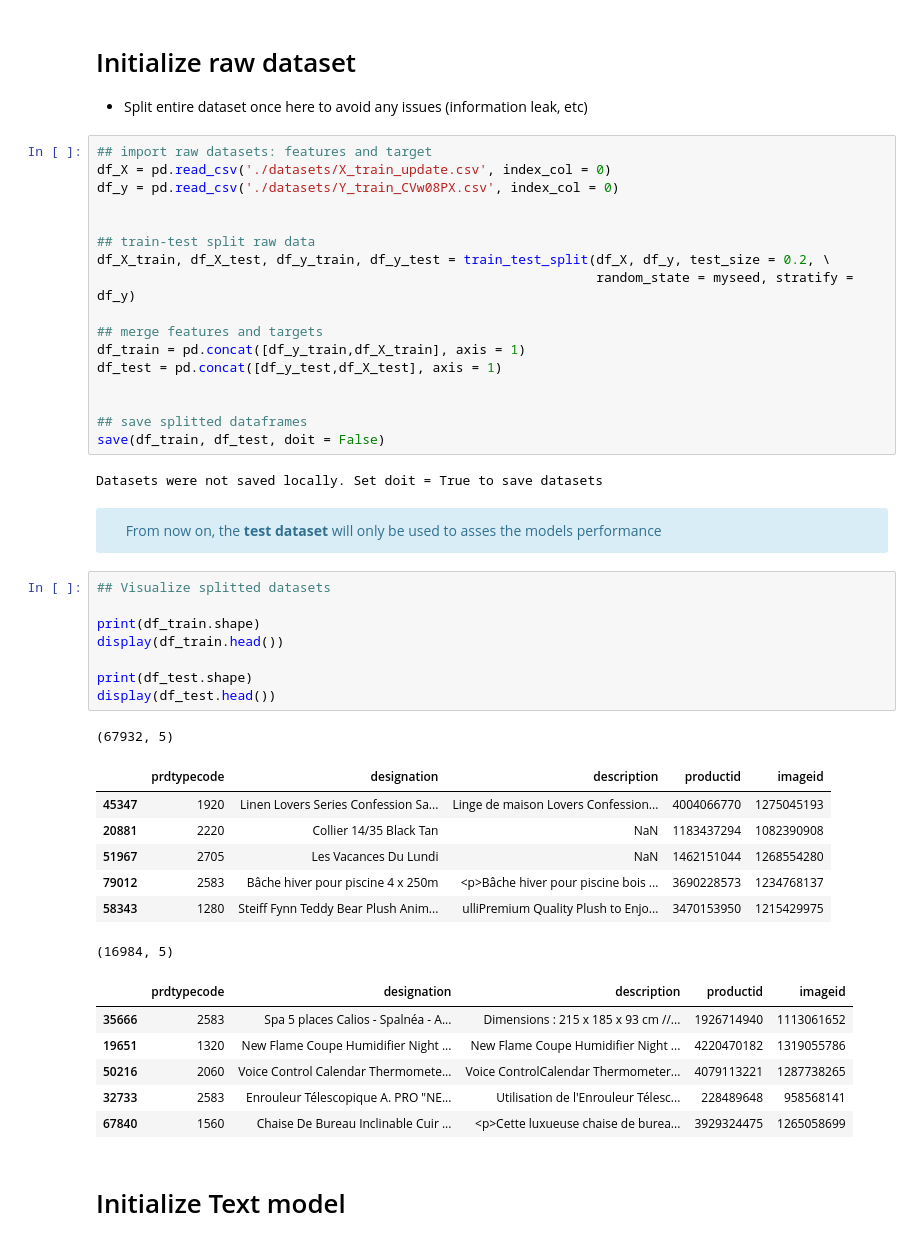
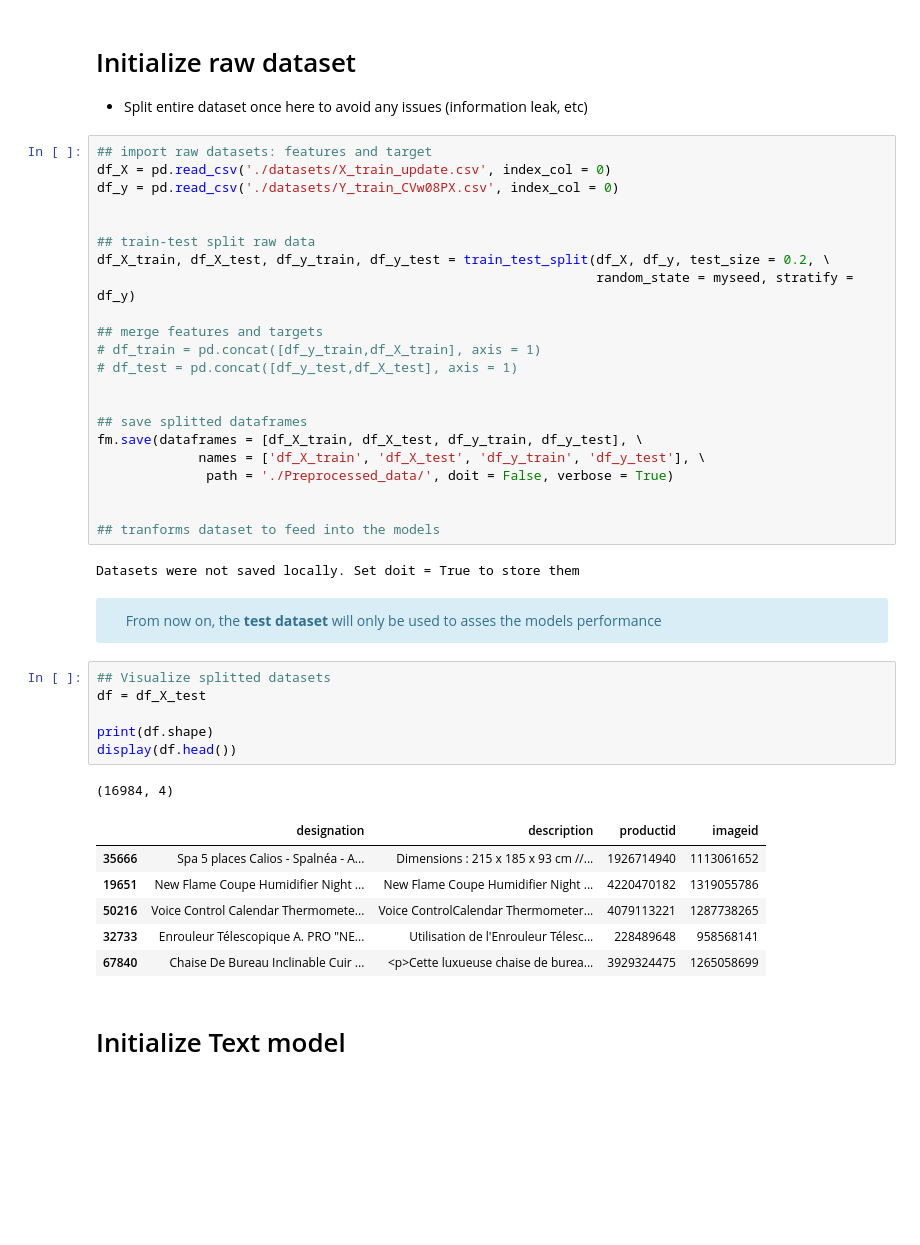
Before and after one commit to RamiroHR/Multimodal-Data-Product-Classification-Model, a Jupyter notebook: Fusion_Model.ipynb, the cells around one changed output. Drawn from its saved outputs; the diff is of its cells as text; blank space fills up the shorter version.

Commit message:
Update Fusion model file: include preprocesses and tranform data section, also include initialize model

```diff
--- a/Fusion_Model.ipynb
+++ b/Fusion_Model.ipynb
@@ -89,14 +94,19 @@ df_X_train, df_X_test, df_y_train, df_y_test = train_test_split(df_X, df_y, test
                                                                 random_state = myseed, stratify = df_y)
 
 ## merge features and targets
-df_train = pd.concat([df_y_train,df_X_train], axis = 1)
-df_test = pd.concat([df_y_test,df_X_test], axis = 1)
+# df_train = pd.concat([df_y_train,df_X_train], axis = 1)
+# df_test = pd.concat([df_y_test,df_X_test], axis = 1)
 
 
 ## save splitted dataframes
-save(df_train, df_test, doit = False)
+fm.save(dataframes = [df_X_train, df_X_test, df_y_train, df_y_test], \
+             names = ['df_X_train', 'df_X_test', 'df_y_train', 'df_y_test'], \
+              path = './Preprocessed_data/', doit = False, verbose = True)
+
+
+## tranforms dataset to feed into the models
 # %% [output]
-Datasets were not saved locally. Set doit = True to save datasets
+Datasets were not saved locally. Set doit = True to store them
 # %% [markdown]
 <div class="alert alert-info">
 <i class="fa fa-info-circle"></i> &emsp;
@@ -104,27 +114,18 @@ Datasets were not saved locally. Set doit = True to save datasets
 </div>
 # %%
 ## Visualize splitted datasets
+df = df_X_test
 
-print(df_train.shape)
-display(df_train.head())
-
-print(df_test.shape)
-display(df_test.head())
+print(df.shape)
+display(df.head())
 # %% [output]
-(67932, 5)
+(16984, 4)
-|  | prdtypecode | designation | description | productid | imageid |
-| 45347 | 1920 | Linen Lovers Series Confession Sa... | Linge de maison Lovers Confession... | 4004066770 | 1275045193 |
-| 20881 | 2220 | Collier 14/35 Black Tan | NaN | 1183437294 | 1082390908 |
-| 51967 | 2705 | Les Vacances Du Lundi | NaN | 1462151044 | 1268554280 |
-| 79012 | 2583 | Bâche hiver pour piscine 4 x 250m | <p>Bâche hiver pour piscine bois ... | 3690228573 | 1234768137 |
-| 58343 | 1280 | Steiff Fynn Teddy Bear Plush Anim... | ulliPremium Quality Plush to Enjo... | 3470153950 | 1215429975 |
+|  | designation | description | productid | imageid |
+| 35666 | Spa 5 places Calios - Spalnéa - A... | Dimensions : 215 x 185 x 93 cm //... | 1926714940 | 1113061652 |
+| 19651 | New Flame Coupe Humidifier Night ... | New Flame Coupe Humidifier Night ... | 4220470182 | 1319055786 |
+| 50216 | Voice Control Calendar Thermomete... | Voice ControlCalendar Thermometer... | 4079113221 | 1287738265 |
+| 32733 | Enrouleur Télescopique A. PRO "NE... | Utilisation de l'Enrouleur Télesc... | 228489648 | 958568141 |
+| 67840 | Chaise De Bureau Inclinable Cuir ... | <p>Cette luxueuse chaise de burea... | 3929324475 | 1265058699 |
-(16984, 5)
-|  | prdtypecode | designation | description | productid | imageid |
-| 35666 | 2583 | Spa 5 places Calios - Spalnéa - A... | Dimensions : 215 x 185 x 93 cm //... | 1926714940 | 1113061652 |
-| 19651 | 1320 | New Flame Coupe Humidifier Night ... | New Flame Coupe Humidifier Night ... | 4220470182 | 1319055786 |
-| 50216 | 2060 | Voice Control Calendar Thermomete... | Voice ControlCalendar Thermometer... | 4079113221 | 1287738265 |
-| 32733 | 2583 | Enrouleur Télescopique A. PRO "NE... | Utilisation de l'Enrouleur Télesc... | 228489648 | 958568141 |
-| 67840 | 1560 | Chaise De Bureau Inclinable Cuir ... | <p>Cette luxueuse chaise de burea... | 3929324475 | 1265058699 |
 # %% [markdown]
 # Initialize Text model
 # %%
```
Also changed, not shown: parts of 11 cells of this notebook, 1 other file.
